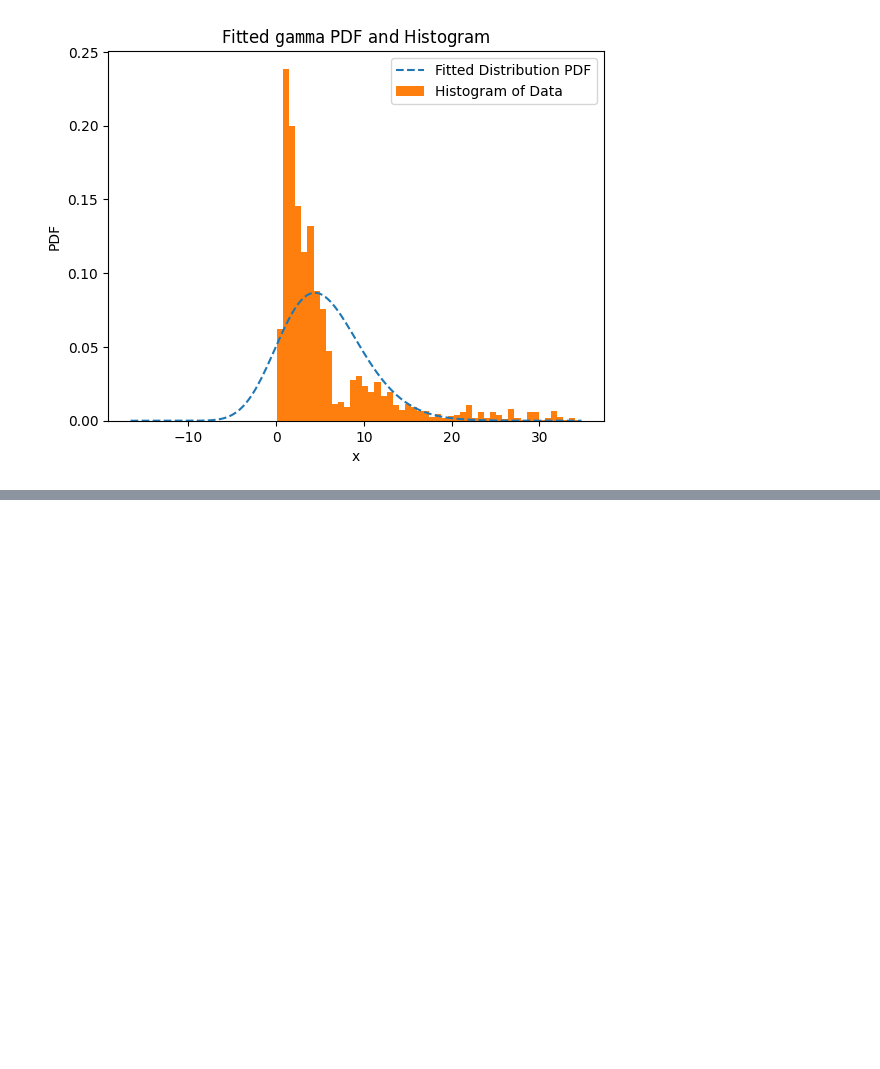
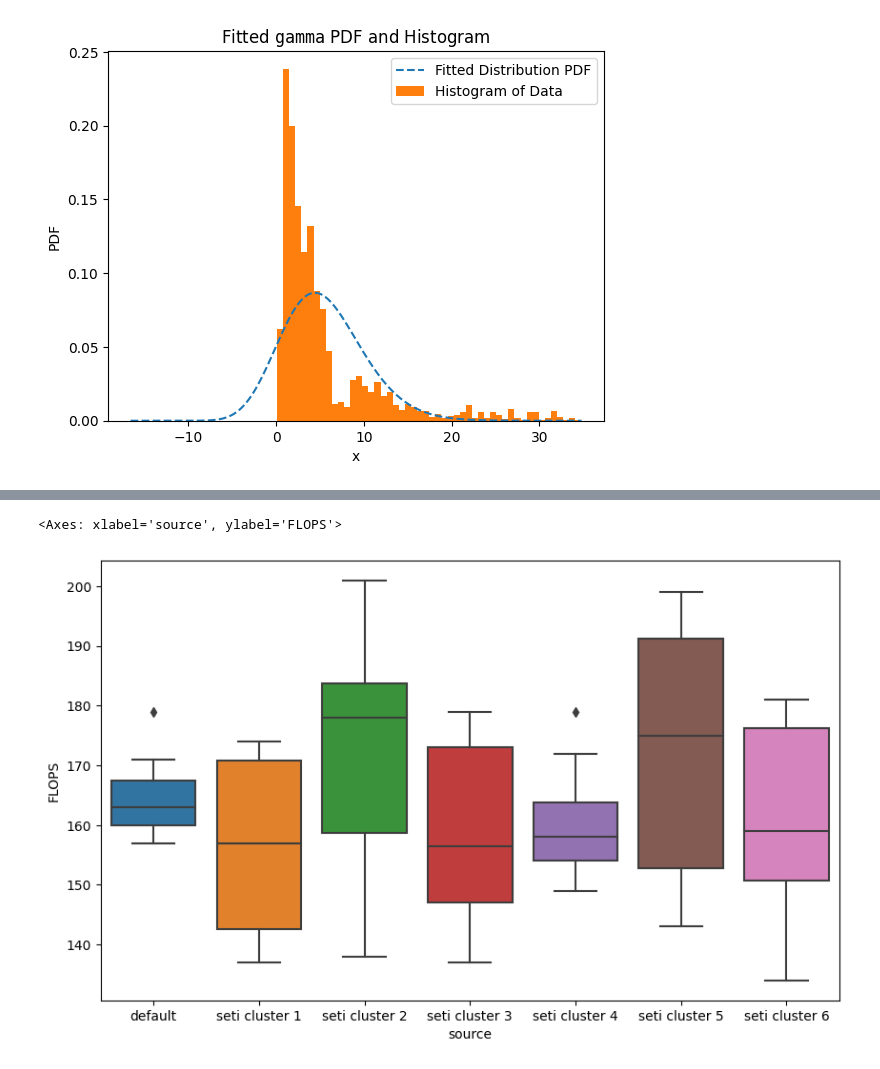
Before and after one commit to Ksenia-C/combos_experiments, a Jupyter notebook: distribution_views.ipynb, the cells around one changed output, grey strips where cells are left out. Cells and saved outputs as stored; diff of their text form; code cells hidden in the pictures; blank space fills up the shorter version.

```diff
--- a/distribution_views.ipynb
+++ b/distribution_views.ipynb
@@ -371,0 +378,10 @@ plt.show()
+# %%
+from matplotlib import pyplot
+
+fig, ax = pyplot.subplots(figsize=(10, 6))
+
+data_fl_avail = pd.read_csv("/home/ksenia/vsc/mirror_combos/result_for_diff_availability.csv")
+sns.boxplot(ax=ax, data=data_fl_avail, x="source", y="FLOPS")
+# %% [output]
+<Axes: xlabel='source', ylabel='FLOPS'>
+[figure, added]
```
Also changed, not shown: parts of 1 cell of this notebook, 9 other files.
